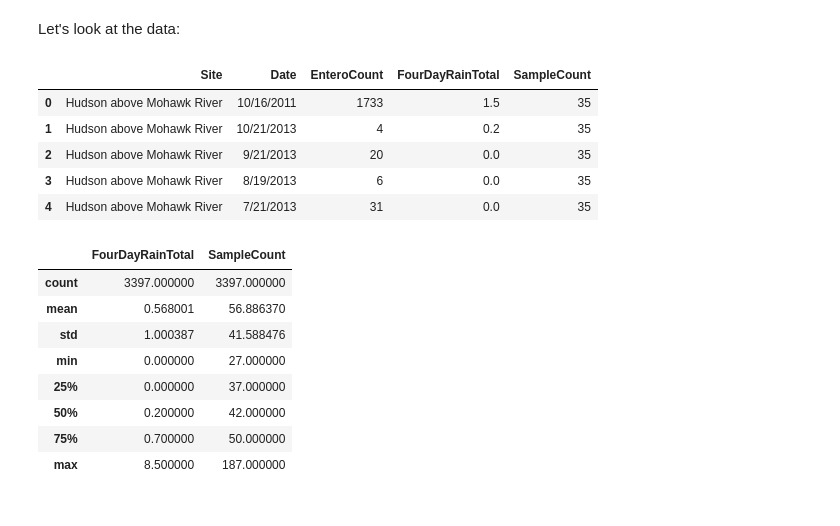
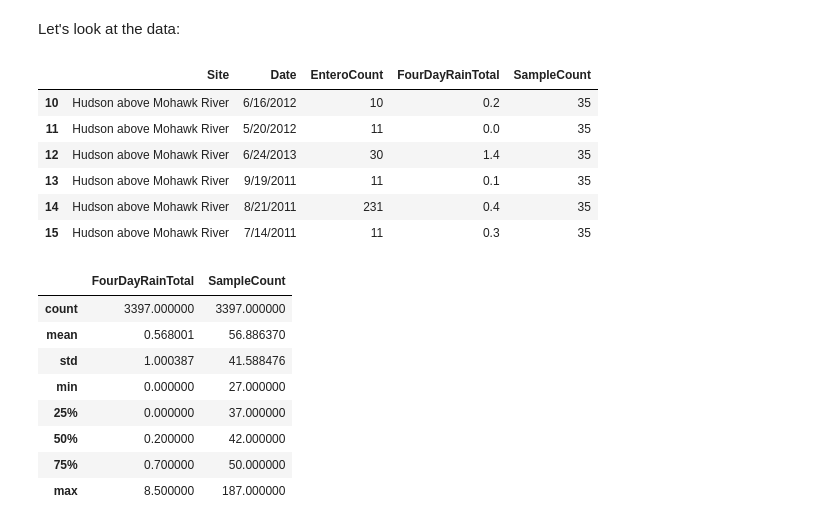
Before and after one commit to jlaurito/CUNY_IS608, a Jupyter notebook: lecture4/Hudson_River.ipynb, the cells around one changed output. Drawn from its saved outputs; the diff is of its cells as text; code cells hidden in the pictures.

```diff
--- a/lecture4/Hudson_River.ipynb
+++ b/lecture4/Hudson_River.ipynb
@@ -10,15 +10,16 @@ import seaborn as sns
 river_entero = p.read_csv('data/riverkeeper_data_2013.csv')
 # %% [markdown]
 Let's look at the data:
-# %%
-river_entero[0:5]
-# %% [output]
-|  | Site | Date | EnteroCount | FourDayRainTotal | SampleCount |
-| 0 | Hudson above Mohawk River | 10/16/2011 | 1733 | 1.5 | 35 |
-| 1 | Hudson above Mohawk River | 10/21/2013 | 4 | 0.2 | 35 |
-| 2 | Hudson above Mohawk River | 9/21/2013 | 20 | 0.0 | 35 |
-| 3 | Hudson above Mohawk River | 8/19/2013 | 6 | 0.0 | 35 |
-| 4 | Hudson above Mohawk River | 7/21/2013 | 31 | 0.0 | 35 |
+# %%
+river_entero[10:16]
+# %% [output]
+|  | Site | Date | EnteroCount | FourDayRainTotal | SampleCount |
+| 10 | Hudson above Mohawk River | 6/16/2012 | 10 | 0.2 | 35 |
+| 11 | Hudson above Mohawk River | 5/20/2012 | 11 | 0.0 | 35 |
+| 12 | Hudson above Mohawk River | 6/24/2013 | 30 | 1.4 | 35 |
+| 13 | Hudson above Mohawk River | 9/19/2011 | 11 | 0.1 | 35 |
+| 14 | Hudson above Mohawk River | 8/21/2011 | 231 | 0.4 | 35 |
+| 15 | Hudson above Mohawk River | 7/14/2011 | 11 | 0.3 | 35 |
 # %%
 river_entero.describe()
 # %% [output]
```
Also changed, not shown: parts of 4 cells of this notebook, 5 other files.
